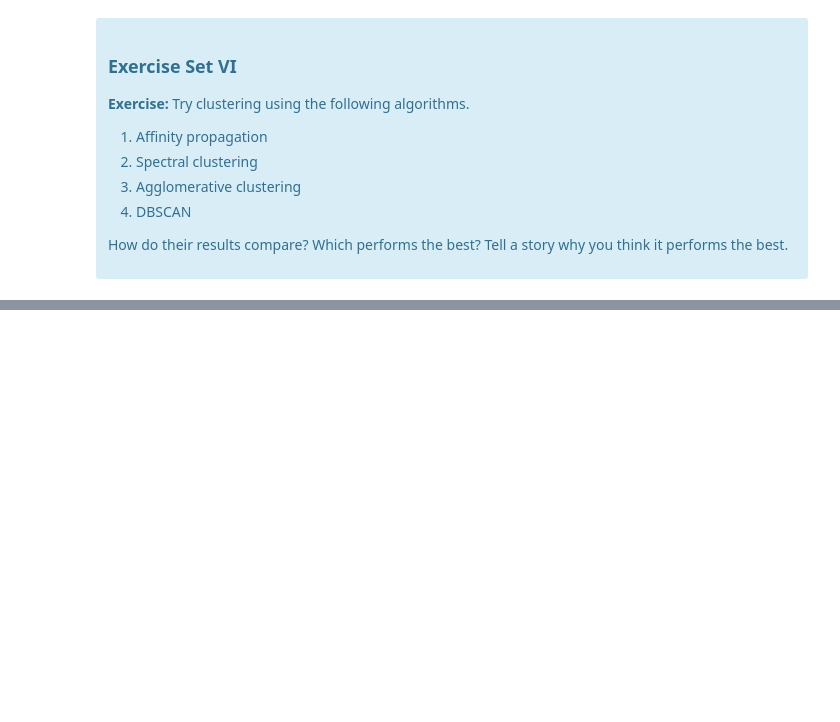
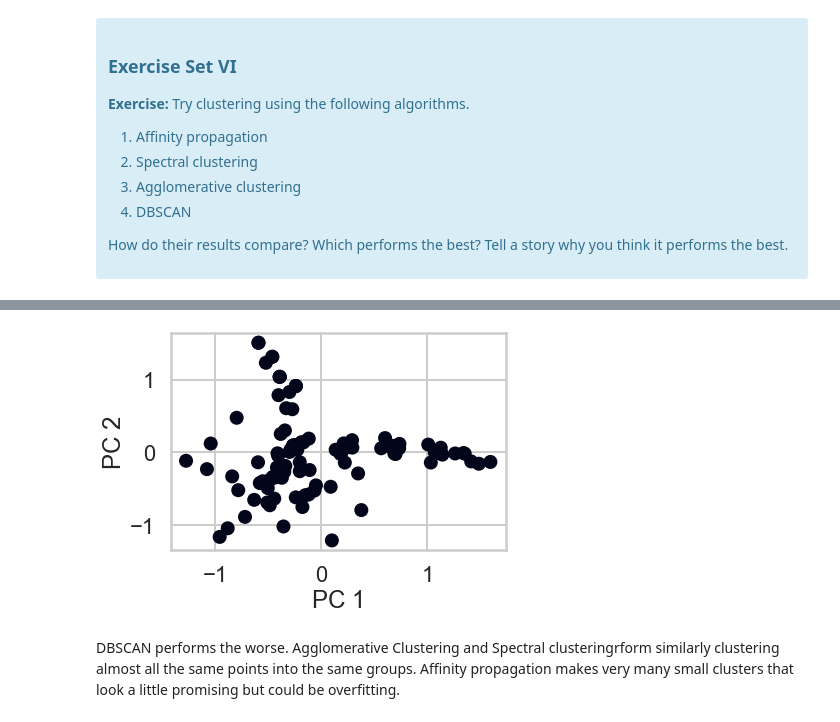
Before and after one commit to clementchen163/CaseStudyKMeans, a Jupyter notebook: Clustering Case Study - Customer Segmentation with K-Means - Tier 3.ipynb, the cells around one changed output, grey strips where cells are left out. Cells and saved outputs as stored; diff of their text form; code cells hidden in the pictures; blank space fills up the shorter version.

```diff
--- a/Clustering Case Study - Customer Segmentation with K-Means - Tier 3.ipynb
+++ b/Clustering Case Study - Customer Segmentation with K-Means - Tier 3.ipynb
@@ -637,0 +672,9 @@ Source: http://scikit-learn.org/stable/modules/clustering.html
+# %%
+plt.xlabel('PC 1')
+plt.ylabel('PC 2')
+plt.scatter(x, y, c=DBS.labels_)
+plt.show()
+# %% [output]
+[figure, added]
+# %% [markdown]
+DBSCAN performs the worse. Agglomerative Clustering and Spectral clusteringrform similarly clustering almost all the same points into the same groups. Affinity propagation makes very many small clusters that look a little promising but could be overfitting.
```
Also changed, not shown: parts of 9 cells of this notebook.
